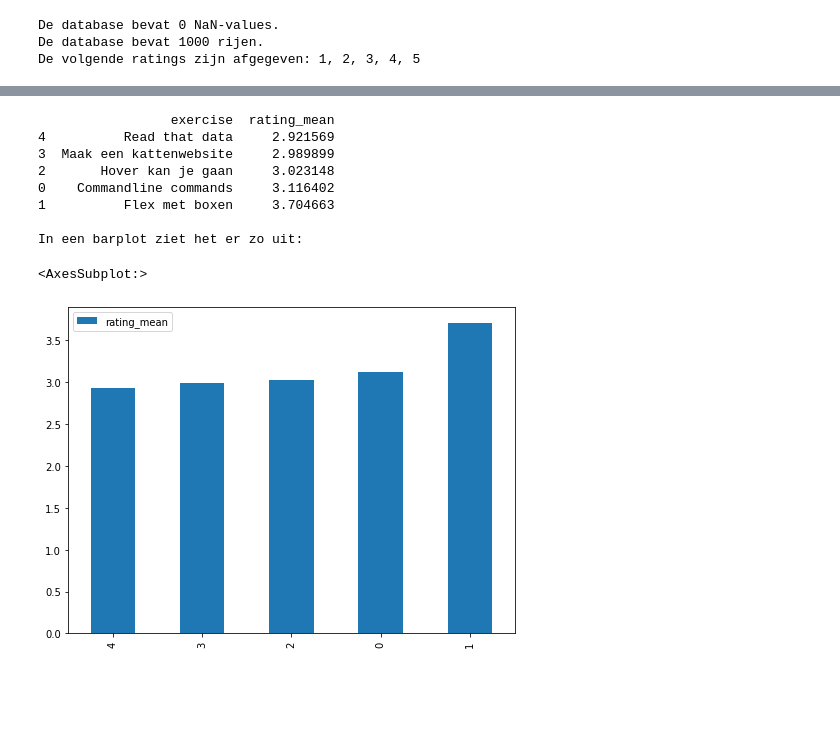
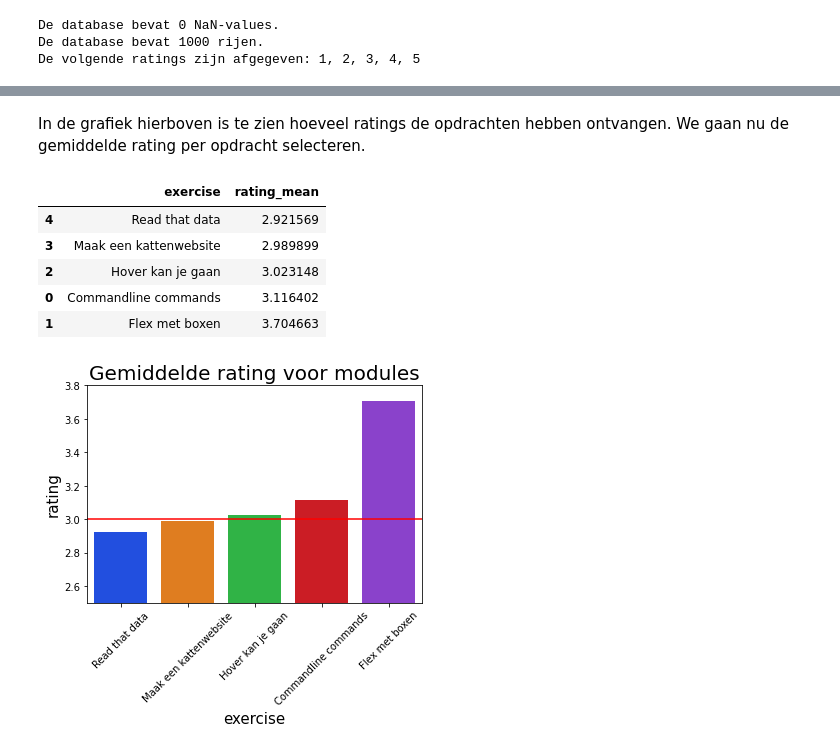
Before and after one commit to Boinkie/-Users-Anja_Macbook-Desktop-bit-academy-Community-opdracht-.git-, a Jupyter notebook: ratings.ipynb, the cells around one changed output, grey strips where cells are left out. Drawn from its saved outputs; the diff is of its cells as text; code cells hidden in the pictures; blank space fills up the shorter version.

Commit message:
Add files via upload
Opdracht klaar.

```diff
--- a/ratings.ipynb
+++ b/ratings.ipynb
@@ -63,24 +76,29 @@ df_mean.plot.bar(figsize=(8, 6))
+# %% [markdown]
+In de grafiek hierboven is te zien hoeveel ratings de opdrachten hebben ontvangen. We gaan nu de gemiddelde rating per opdracht selecteren.
 # %%
 # groepeer op exercise en bereken de gemiddelde waarde
 grouped_rating = df.groupby('exercise').agg({'rating': ['mean']})
 
 # hernoem de kolom rating en sorteer van laag naar hoog
 grouped_rating.columns = ['rating_mean']
 grouped_rating = grouped_rating.reset_index().sort_values('rating_mean')
 
-print(grouped_rating)
-print('')
-print('In een barplot ziet het er zo uit:')
+# maak een barplot om de data inzichtelijk te maken
+sns.barplot(x='exercise', y='rating_mean', data=grouped_rating, palette = 'bright')
+plt.xticks(rotation=45, horizontalalignment="center")
+plt.title("Gemiddelde rating voor modules", fontsize=20)
+plt.xlabel("exercise", fontsize=15)
+plt.ylabel("rating", fontsize=15)
+# een horizontale lijn ter verduidelijking van de 3 grens
+plt.axhline(y=3.0, color='r', linestyle='-')
+plt.ylim([2.5, 3.8])
 
-grouped_rating.plot.bar(figsize=(8, 6))
+grouped_rating
 # %% [output]
-                 exercise  rating_mean
-4          Read that data     2.921569
-3  Maak een kattenwebsite     2.989899
-2       Hover kan je gaan     3.023148
-0    Commandline commands     3.116402
-1          Flex met boxen     3.704663
-
-In een barplot ziet het er zo uit:
-<AxesSubplot:>
+|  | exercise | rating_mean |
+| 4 | Read that data | 2.921569 |
+| 3 | Maak een kattenwebsite | 2.989899 |
+| 2 | Hover kan je gaan | 3.023148 |
+| 0 | Commandline commands | 3.116402 |
+| 1 | Flex met boxen | 3.704663 |
-[figure, old version]
+[figure, new version]
```
Also changed, not shown: parts of 11 cells of this notebook, 1 other file.
